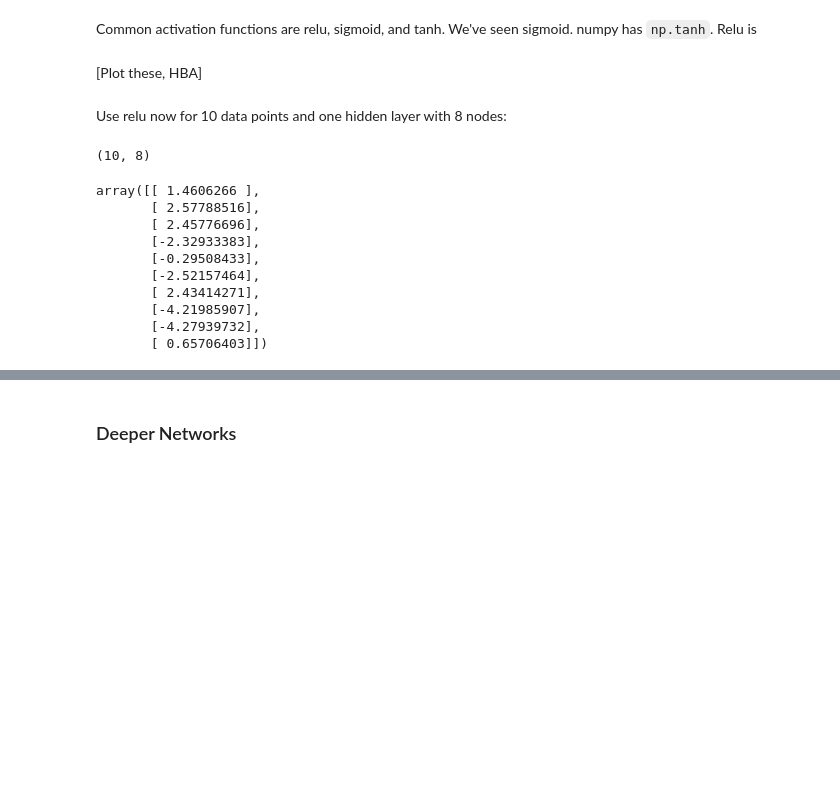
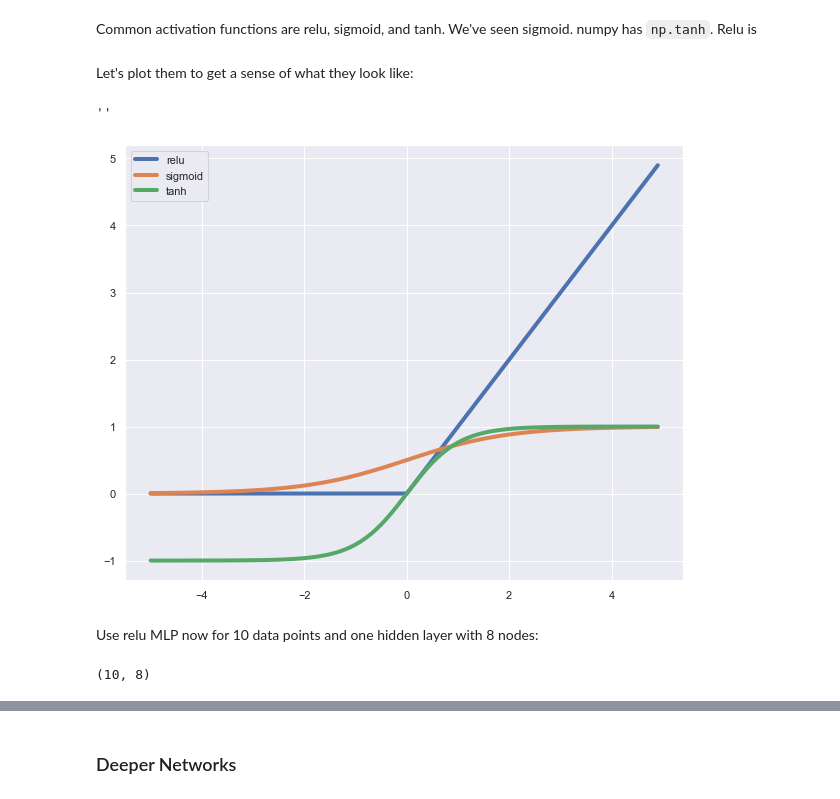
Before and after one commit to hugobowne/deep-learning-from-scratch-pytorch, a Jupyter notebook: notebooks/1-deep-learning-from-scratch-pytorch.ipynb, the cells around one changed output, grey strips where cells are left out. Saved outputs shown, nothing was run; the diff lists cells and outputs as text; code cells hidden in the pictures; blank space fills up the shorter version.

```diff
--- a/notebooks/1-deep-learning-from-scratch-pytorch.ipynb
+++ b/notebooks/1-deep-learning-from-scratch-pytorch.ipynb
@@ -127,10 +131,21 @@ Common activation functions are relu, sigmoid, and tanh. We've seen sigmoid. num
 # %%
 def relu(x):
     return np.maximum(0,x)
-# %% [markdown]
-[Plot these, HBA]
+# %% [markdown]
+Let's plot them to get a sense of what they look like:
+# %%
+x = np.arange(-5, 5, 0.1)
+plt.figure(figsize=(10,8))
+plt.plot(x, relu(x), linewidth=4, label="relu");
+plt.plot(x, sigmoid(x), linewidth=4, label="sigmoid")
+plt.plot(x, np.tanh(x), linewidth=4, label="tanh")
+plt.legend(loc="upper left")
+;
+# %% [output]
+''
+[figure, added]
 # %% [markdown]
-Use relu now for 10 data points and one hidden layer with 8 nodes:
+Use relu MLP now for 10 data points and one hidden layer with 8 nodes:
 # %%
 # for many data points
 x = np.random.rand(10, 5) - 0.5
@@ -142,17 +160,3 @@ z1 = relu(y1)
 z1.shape
 # %% [output]
 (10, 8)
-# %%
-z2 = y1 @ w2
-z2
-# %% [output]
-array([[ 1.4606266 ],
-       [ 2.57788516],
-       [ 2.45776696],
-       [-2.32933383],
-       [-0.29508433],
-       [-2.52157464],
-       [ 2.43414271],
-       [-4.21985907],
-       [-4.27939732],
-       [ 0.65706403]])
```
Also changed, not shown: parts of 34 cells of this notebook.
